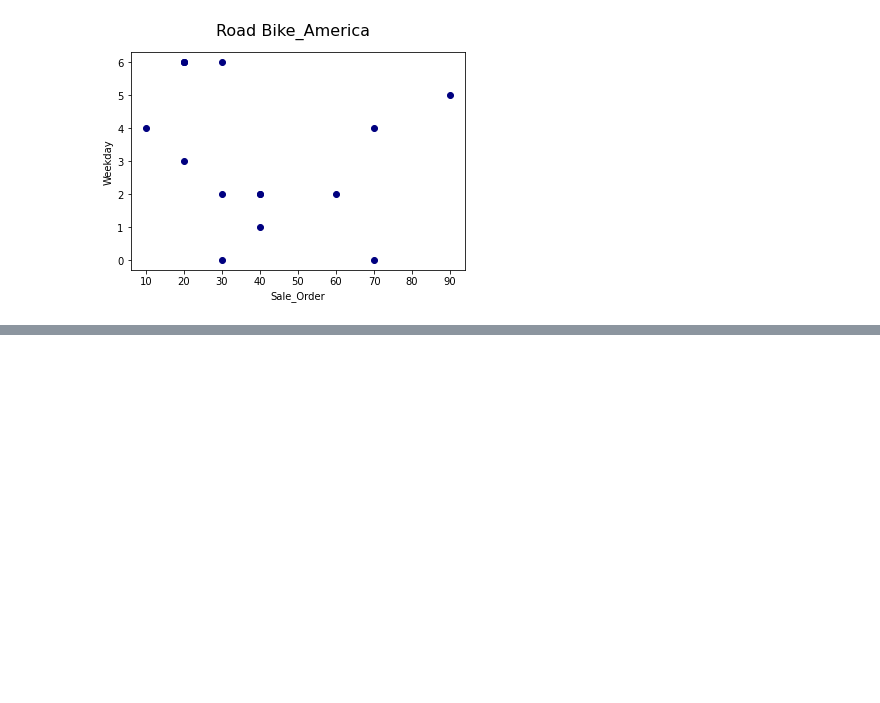
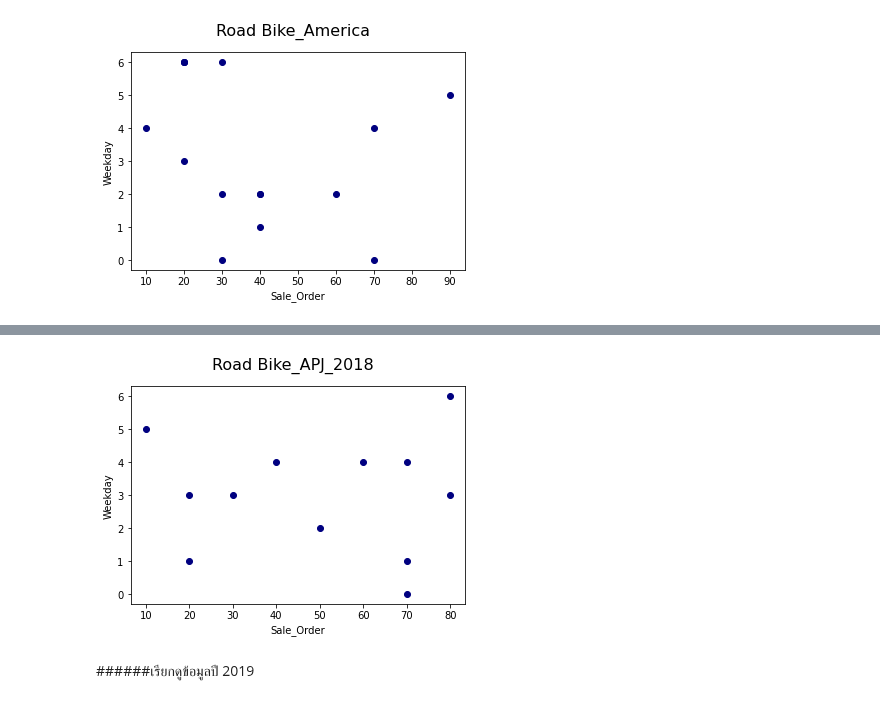
Before and after one commit to nicha0524/DPDM2021, a Jupyter notebook: Untitled11.ipynb, the cells around one changed output, grey strips where cells are left out. Saved outputs shown, nothing was run; the diff lists cells and outputs as text; code cells hidden in the pictures; blank space fills up the shorter version.

```diff
--- a/Untitled11.ipynb
+++ b/Untitled11.ipynb
@@ -325,0 +352,2 @@ plt.show()
+# %%
+RO_APJ=RO[RO['Region']=='APJ'] #ทวีป Asia_Pacific_and_Japan
@@ -325,0 +356,18 @@ plt.show()
+# %%
+RO_APJ_2018=RO_APJ[RO_APJ['year']==2018]
+# %%
+RO_APJ_18=RO_APJ_2018.sort_values(by='mount').drop(849)
+# %%
+ORDER_RO_A=RO_APJ_18['SALESORDERITEM']
+WEEKDAY_RO_A=RO_APJ_18['weekday']
+# %%
+
+plt.scatter(ORDER_RO_A,WEEKDAY_RO_A,color='navy') #พบว่าวันที่มีคำสังซื้อเยอะที่สุดคือวันพุธ และวันเสาร์
+plt.ylabel('Weekday')
+plt.xlabel('Sale_Order')
+plt.suptitle('Road Bike_APJ_2018',fontsize=16)
+plt.show()
+# %% [output]
+[figure, added]
+# %% [markdown]
+######เรียกดูข้อมูลปี 2019
```
Also changed, not shown: parts of 17 cells of this notebook.
